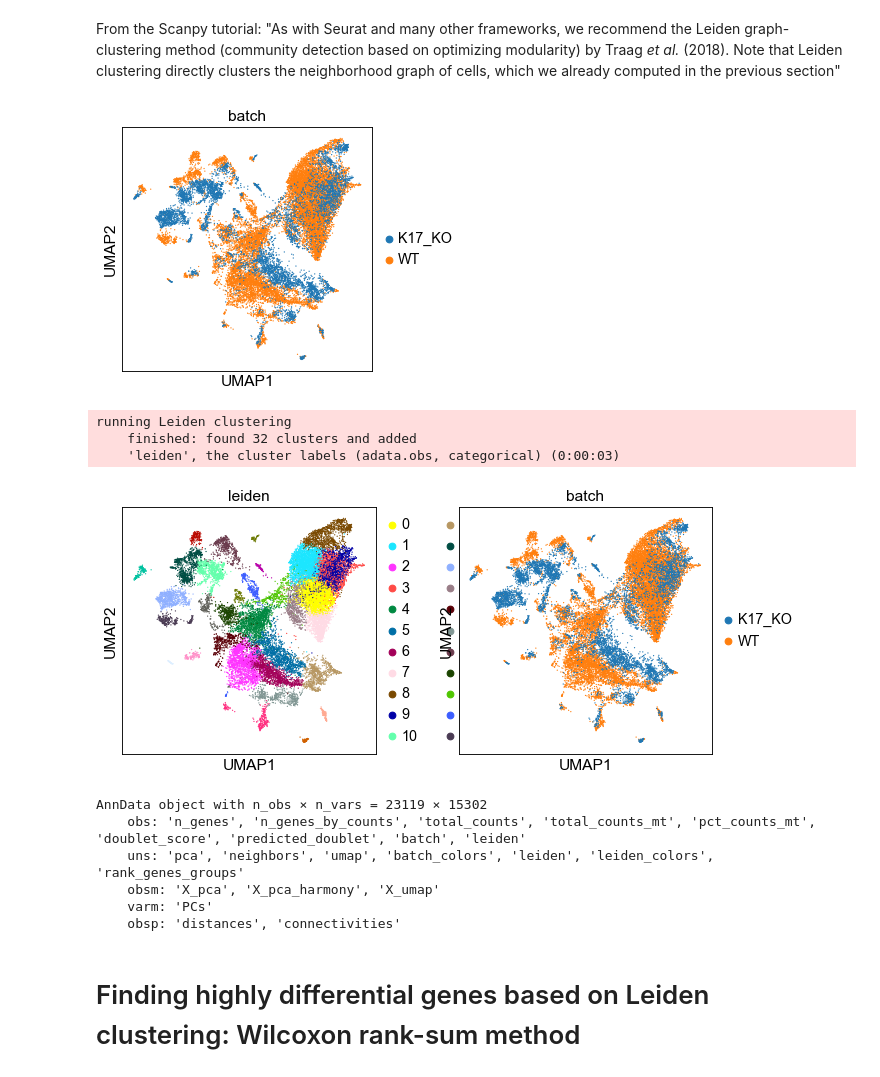
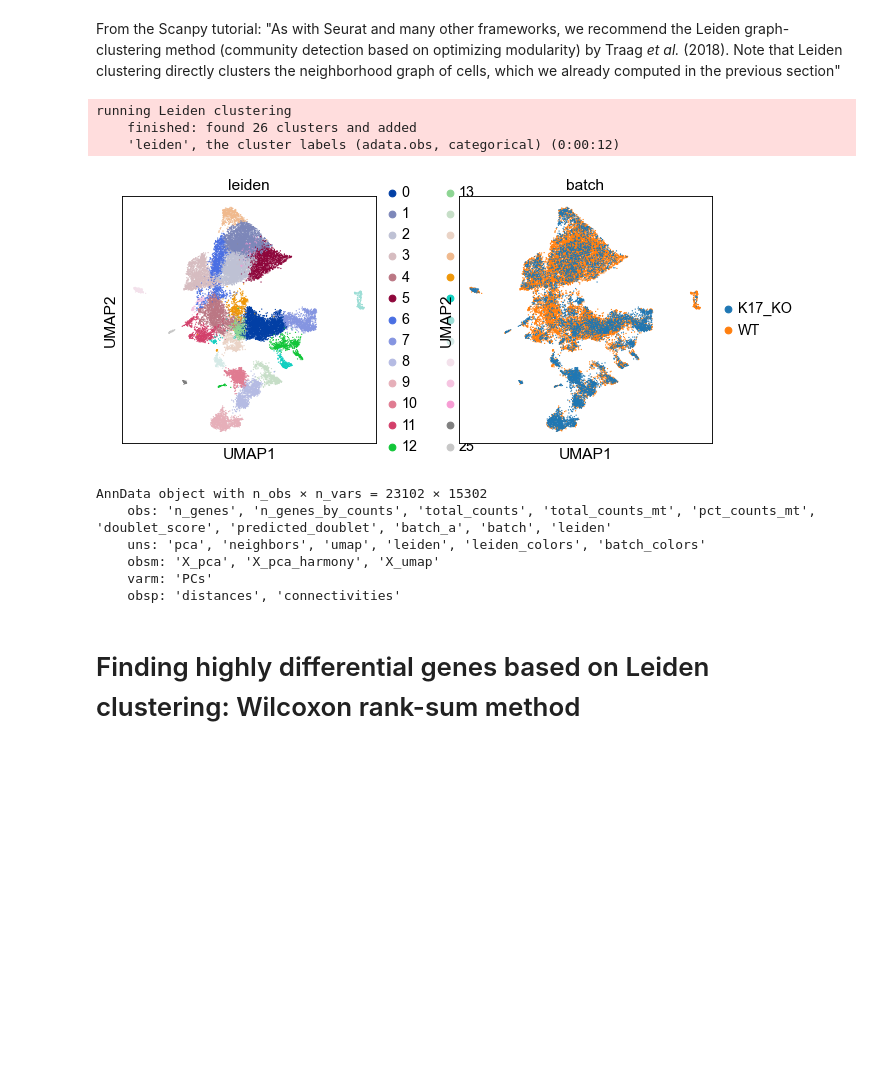
Before and after one commit to agolfinos/Dinh_lab, a Jupyter notebook: MOC2_WTvsK17KO.ipynb, the cells around one changed output. Cells and saved outputs as stored; diff of their text form; code cells hidden in the pictures; blank space fills up the shorter version.

```diff
--- a/MOC2_WTvsK17KO.ipynb
+++ b/MOC2_WTvsK17KO.ipynb
@@ -650,24 +630,31 @@ AnnData object with n_obs × n_vars = 10915 × 18020
 #here we are merging our individual data sets into one but retaining
 #their unique identifiers
 
+#specifying all our individual replicates for batch correction
+adata1.obs['batch_a'] = 'WT #1'
+adata2.obs['batch_a'] = 'WT #2'
+adata3.obs['batch_a'] = 'K17KO1'
+adata4.obs['batch_a'] = 'K17KO2'
+
+#specifying group IDs for clustering and plotting UMAP later
 adata1.obs['batch'] = 'WT'
 adata2.obs['batch'] = 'WT'
 adata3.obs['batch'] = 'K17_KO'
 adata4.obs['batch'] = 'K17_KO'
 
+#joining our four data sets into a single data set
 adata_concat = ad.concat([adata1, adata2, adata3, adata4], join='inner')
-#merge='first'
 
-#print("adata_concat")
-#print(adata_concat)
-#print(adata_concat.X)
+#now, removing batch effects using ComBat based on individual replicates
+sc.pp.combat(adata_concat, key='batch_a')
 
-#running the PCA calculation process
+#running the PCA calculation process with 200 PCs
 sc.tl.pca(adata_concat, n_comps=200, svd_solver='arpack', zero_center = False, use_highly_variable=False)
+
 #plotting the PCA data
 sc.pl.pca(adata_concat)
 
-#plotting the pca variance ratios for each of the identified PCAs
+#plotting the pca variance ratios for each of the identified PCs
 sc.pl.pca_variance_ratio(adata_concat, n_pcs = 200, log=True)
 
 #saving the result
@@ -763,31 +757,24 @@ computing UMAP
 From the Scanpy tutorial:
 "As with Seurat and many other frameworks, we recommend the Leiden graph-clustering method (community detection based on optimizing modularity) by Traag *et al.* (2018). Note that Leiden clustering directly clusters the neighborhood graph of cells, which we already computed in the previous section"
 # %%
-#plotting the Leiden graph clusters
-sc.pl.umap(adata_concat, color=['batch'])
-
-#now, removing batch effects
-#sc.pp.combat(adata_concat, key='batch')
-
 #computing the Leiden graph clusters
 sc.tl.leiden(adata_concat)
 
 #plotting again, hopefully without batch effects
 sc.pl.umap(adata_concat, color=['leiden', 'batch'])
 
 #saving this result
 adata_concat.write(results_file)
 
 adata_concat
 # %% [output]
+running Leiden clustering
+    finished: found 26 clusters and added
+    'leiden', the cluster labels (adata.obs, categorical) (0:00:12)
-[figure, old version]
+[figure, new version]
-running Leiden clustering
-    finished: found 32 clusters and added
-    'leiden', the cluster labels (adata.obs, categorical) (0:00:03)
-[figure, removed]
-AnnData object with n_obs × n_vars = 23119 × 15302
-    obs: 'n_genes', 'n_genes_by_counts', 'total_counts', 'total_counts_mt', 'pct_counts_mt', 'doublet_score', 'predicted_doublet', 'batch', 'leiden'
-    uns: 'pca', 'neighbors', 'umap', 'batch_colors', 'leiden', 'leiden_colors', 'rank_genes_groups'
+AnnData object with n_obs × n_vars = 23102 × 15302
+    obs: 'n_genes', 'n_genes_by_counts', 'total_counts', 'total_counts_mt', 'pct_counts_mt', 'doublet_score', 'predicted_doublet', 'batch_a', 'batch', 'leiden'
+    uns: 'pca', 'neighbors', 'umap', 'leiden', 'leiden_colors', 'batch_colors'
     obsm: 'X_pca', 'X_pca_harmony', 'X_umap'
     varm: 'PCs'
     obsp: 'distances', 'connectivities'
```
Also changed, not shown: parts of 13 cells of this notebook.
